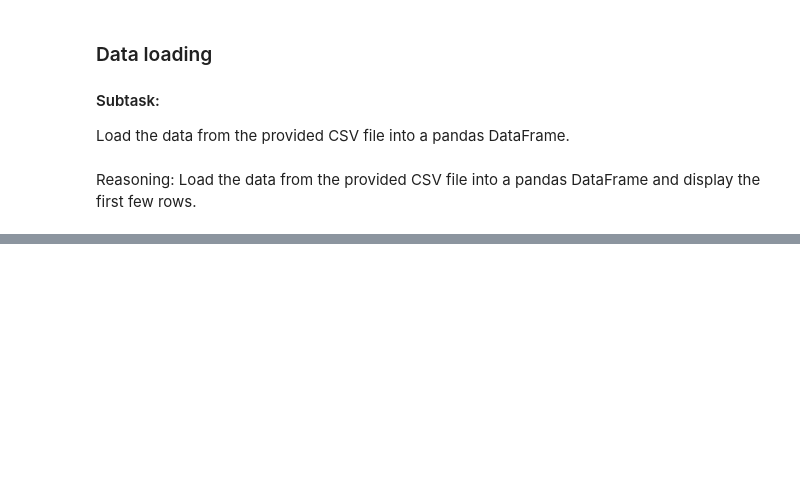
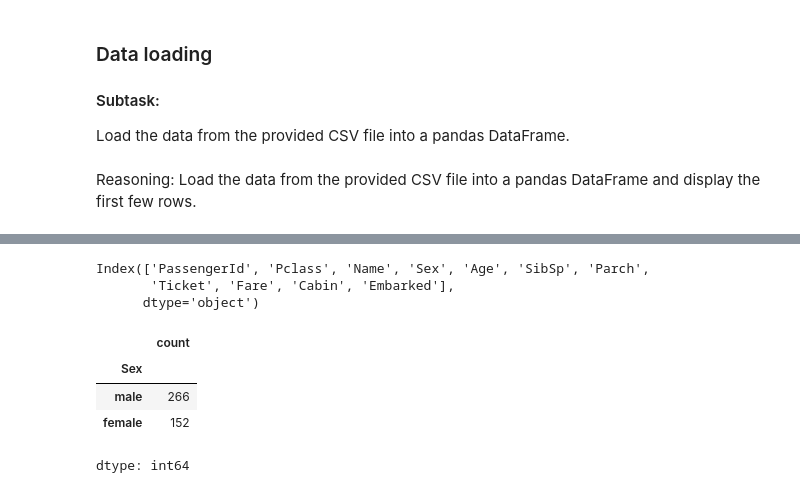
Before and after one commit to raheelam98/DataAnalysis, a Jupyter notebook: EDA/EDA_Sessions_RM/DA5_Missing_values_and_outliers_Sec_3_RM.ipynb, the cells around one changed output, grey strips where cells are left out. Saved outputs shown, nothing was run; the diff lists cells and outputs as text; code cells hidden in the pictures; blank space fills up the shorter version.

```diff
--- a/EDA/EDA_Sessions_RM/DA5_Missing_values_and_outliers_Sec_3_RM.ipynb
+++ b/EDA/EDA_Sessions_RM/DA5_Missing_values_and_outliers_Sec_3_RM.ipynb
@@ -22,0 +96,15 @@ display(df.head())
+# %%
+df.columns
+# %% [output]
+Index(['PassengerId', 'Pclass', 'Name', 'Sex', 'Age', 'SibSp', 'Parch',
+       'Ticket', 'Fare', 'Cabin', 'Embarked'],
+      dtype='object')
+# %%
+# Return a Series containing counts of unique values.
+df['Sex'].value_counts()
+# %% [output]
+|  | count |
+| Sex |  |
+| male | 266 |
+| female | 152 |
+dtype: int64
```
Also changed, not shown: parts of 5 cells of this notebook.
